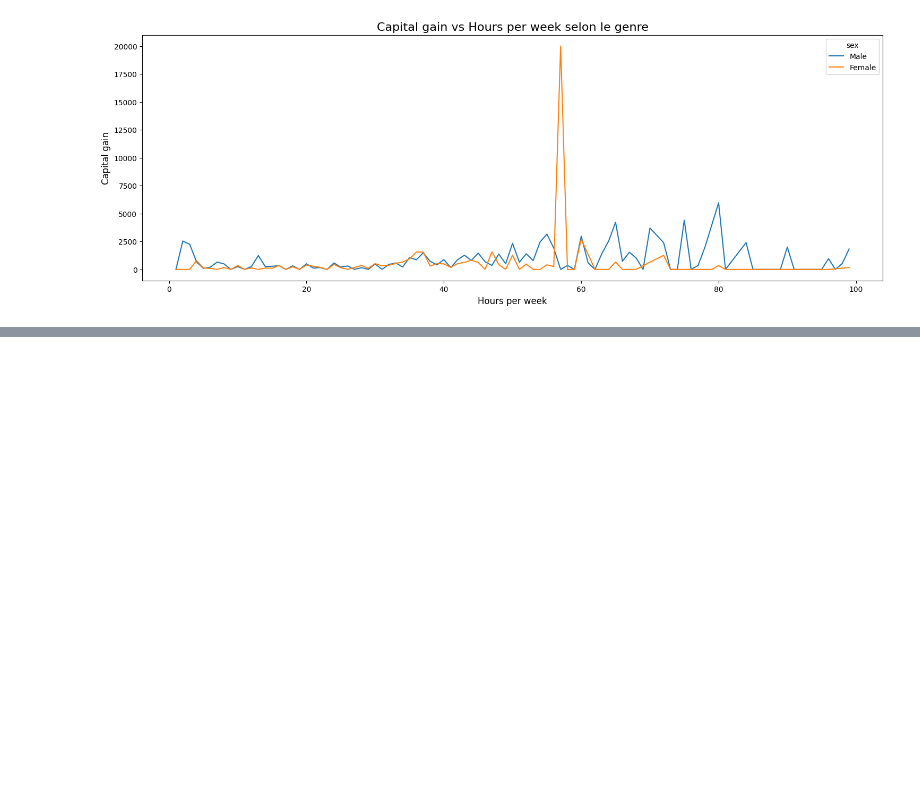
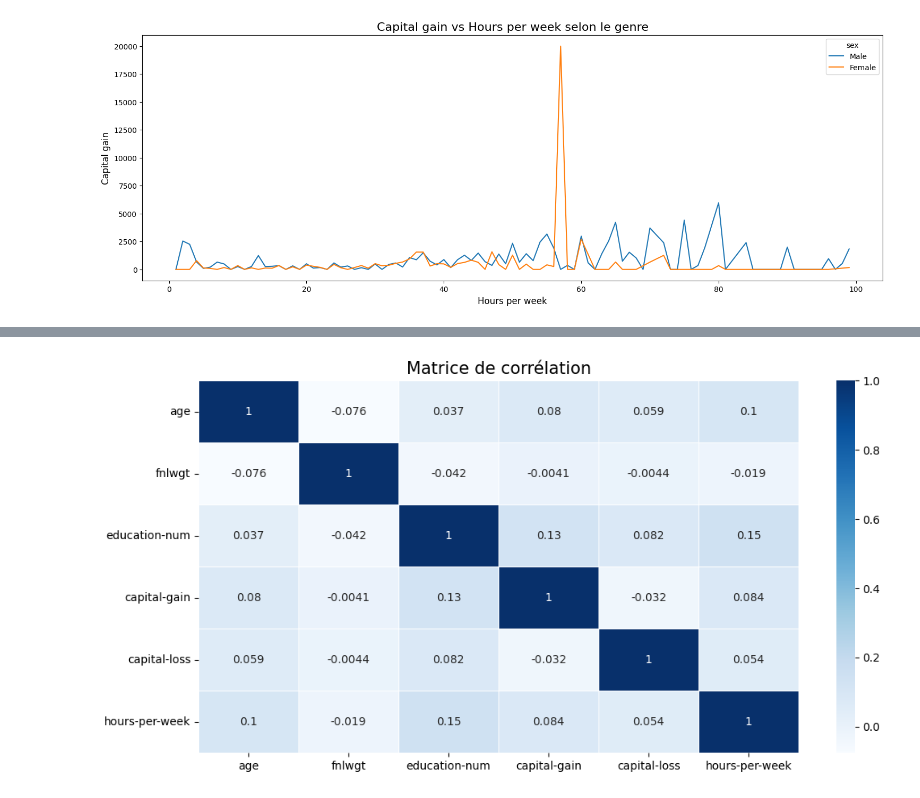
Before and after one commit to RajaaLebnaiti/100-Days-of-Data-Science, a Jupyter notebook: Day25 complete Project/Data visualisation/Data Visualisation.ipynb, the cells around one changed output, grey strips where cells are left out. Saved outputs shown, nothing was run; the diff lists cells and outputs as text; code cells hidden in the pictures; blank space fills up the shorter version.

```diff
--- a/Day25 complete Project/Data visualisation/Data Visualisation.ipynb
+++ b/Day25 complete Project/Data visualisation/Data Visualisation.ipynb
@@ -90,0 +91,4 @@ plt.show()
+# %%
+# Matrice de corrélation
+corr = adult.corr(numeric_only= True)
+corr
@@ -90,0 +103,7 @@ plt.show()
+# %%
+plt.figure(figsize=(12,6))
+sns.heatmap(corr, annot= True, linewidths= 0.5, cmap= 'Blues')
+plt.title('Matrice de corrélation', fontsize= 15)
+plt.show()
+# %% [output]
+[figure, added]
```
Also changed, not shown: parts of 8 cells of this notebook, 2 other files.
